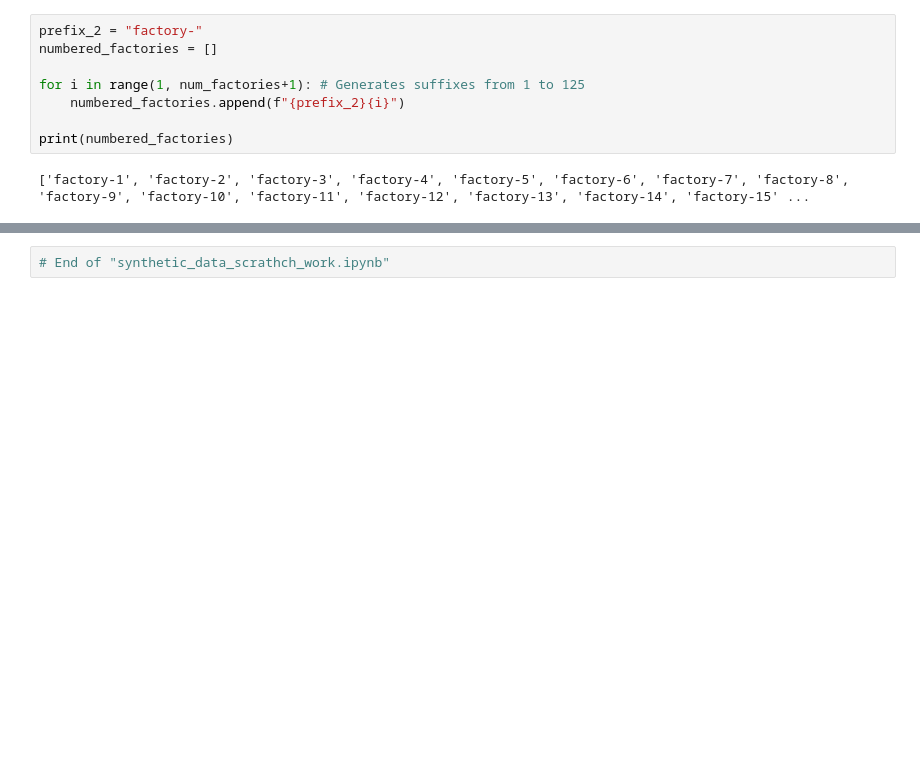
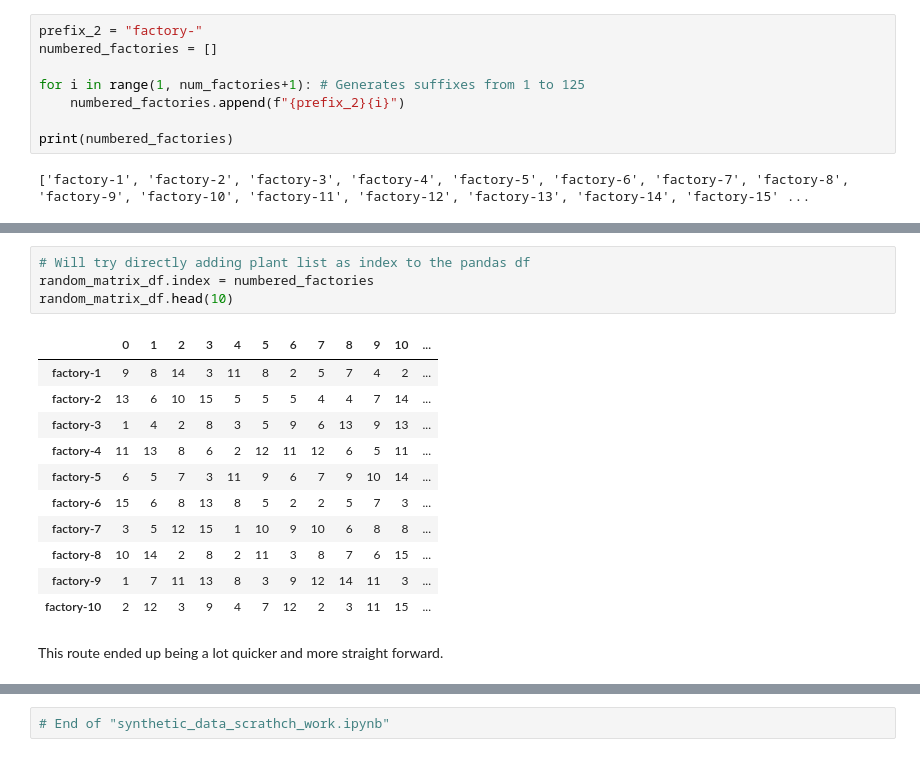
Before and after one commit to bravo-joe/supply-chain-optimization, a Jupyter notebook: synthetic_data_scrathch_work.ipynb, the cells around one changed output, grey strips where cells are left out. Saved outputs shown, nothing was run; the diff lists cells and outputs as text; blank space fills up the shorter version.

```diff
--- a/synthetic_data_scrathch_work.ipynb
+++ b/synthetic_data_scrathch_work.ipynb
@@ -41,0 +139,18 @@ print(numbered_factories)
+# %%
+# Will try directly adding plant list as index to the pandas df
+random_matrix_df.index = numbered_factories
+random_matrix_df.head(10)
+# %% [output]
+|  | 0 | 1 | 2 | 3 | 4 | 5 | 6 | 7 | 8 | 9 | 10 | ... |
+| factory-1 | 9 | 8 | 14 | 3 | 11 | 8 | 2 | 5 | 7 | 4 | 2 | ... |
+| factory-2 | 13 | 6 | 10 | 15 | 5 | 5 | 5 | 4 | 4 | 7 | 14 | ... |
+| factory-3 | 1 | 4 | 2 | 8 | 3 | 5 | 9 | 6 | 13 | 9 | 13 | ... |
+| factory-4 | 11 | 13 | 8 | 6 | 2 | 12 | 11 | 12 | 6 | 5 | 11 | ... |
+| factory-5 | 6 | 5 | 7 | 3 | 11 | 9 | 6 | 7 | 9 | 10 | 14 | ... |
+| factory-6 | 15 | 6 | 8 | 13 | 8 | 5 | 2 | 2 | 5 | 7 | 3 | ... |
+| factory-7 | 3 | 5 | 12 | 15 | 1 | 10 | 9 | 10 | 6 | 8 | 8 | ... |
+| factory-8 | 10 | 14 | 2 | 8 | 2 | 11 | 3 | 8 | 7 | 6 | 15 | ... |
+| factory-9 | 1 | 7 | 11 | 13 | 8 | 3 | 9 | 12 | 14 | 11 | 3 | ... |
+| factory-10 | 2 | 12 | 3 | 9 | 4 | 7 | 12 | 2 | 3 | 11 | 15 | ... |
+# %% [markdown]
+This route ended up being a lot quicker and more straight forward.
```
Also changed, not shown: parts of 20 cells of this notebook.
